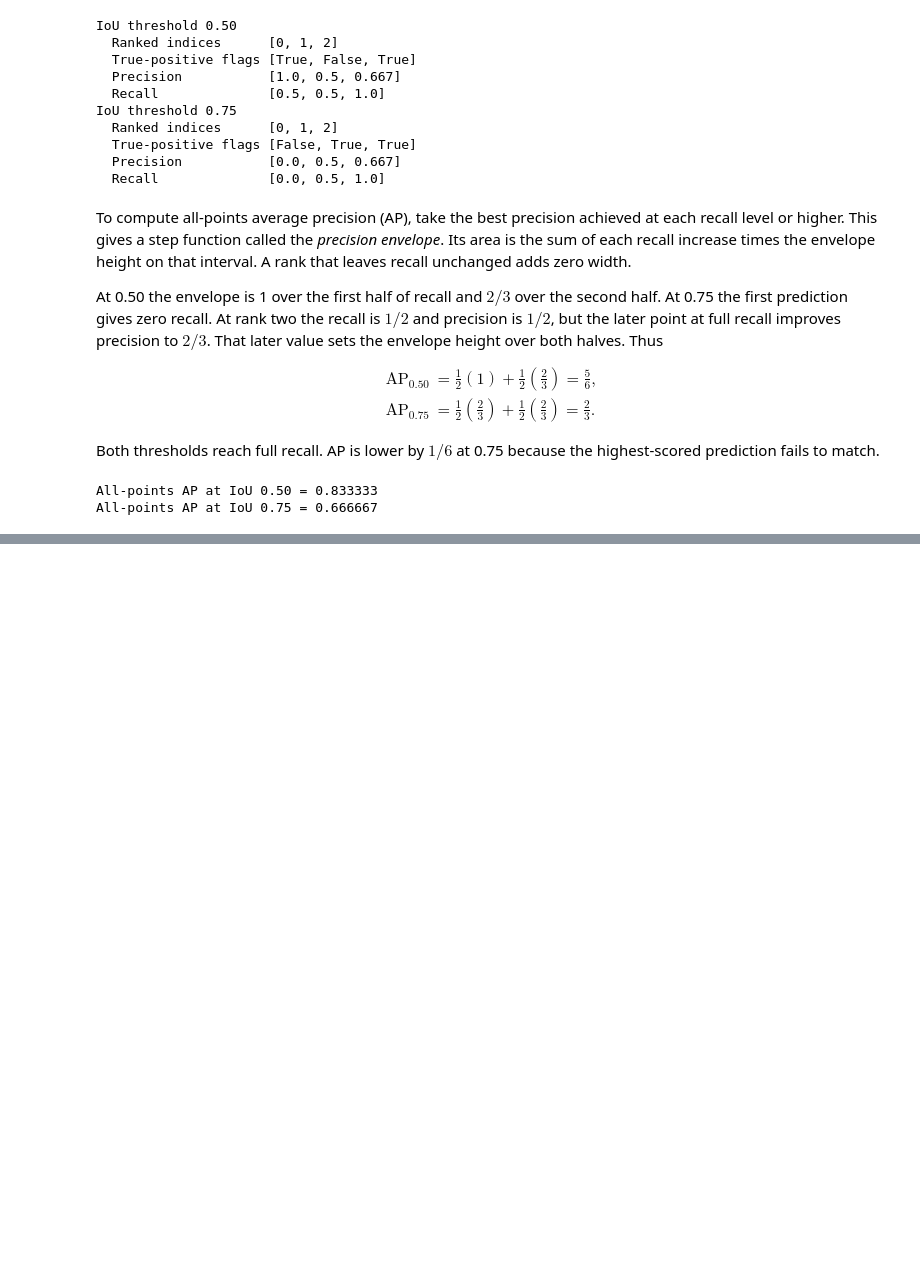
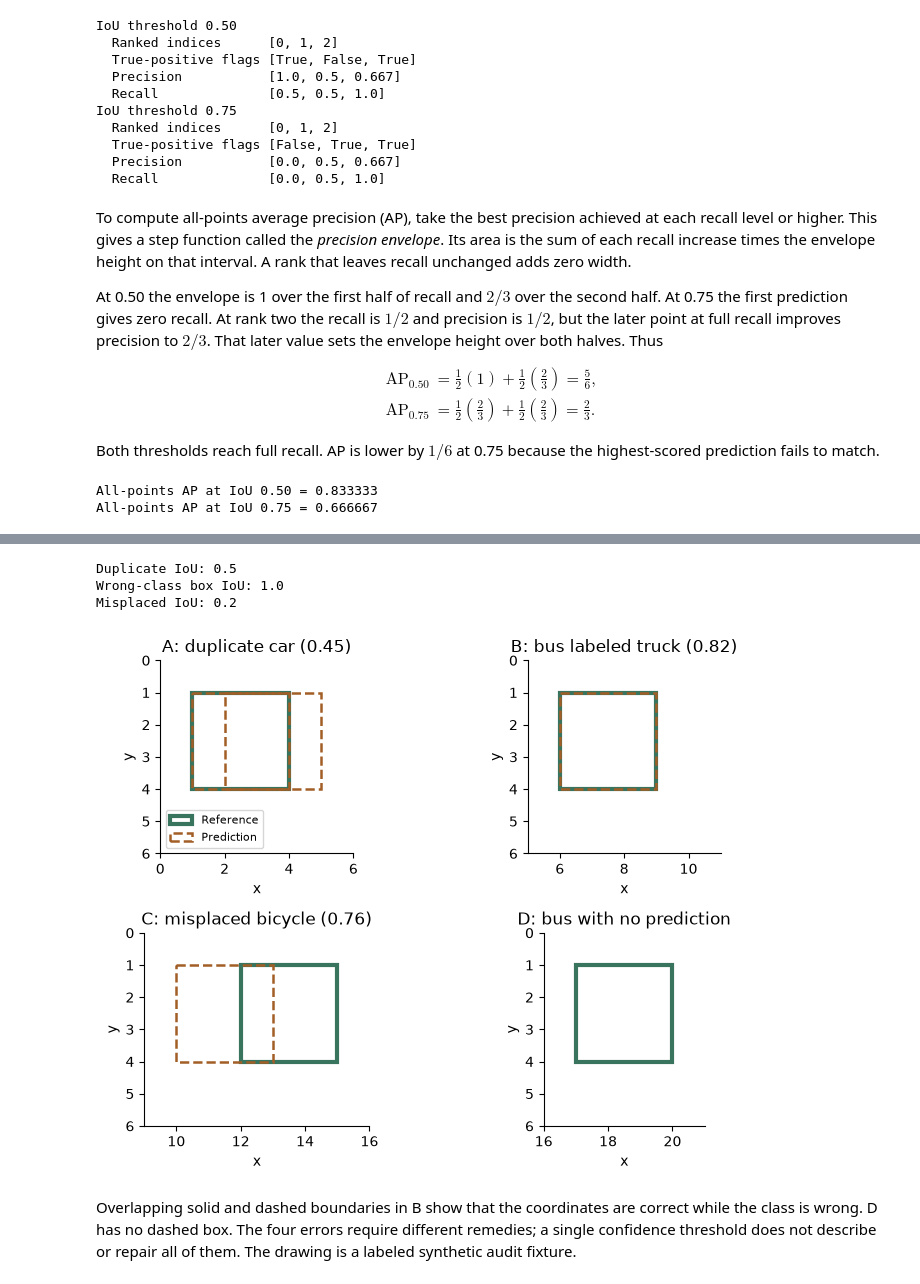
Before and after one commit to jrterven/transformers-book, a Jupyter notebook: solutions/ch22_detection/python-solutions.ipynb, the cells around one changed output, grey strips where cells are left out. Cells and saved outputs as stored; diff of their text form; code cells hidden in the pictures; blank space fills up the shorter version.

```diff
--- a/solutions/ch22_detection/python-solutions.ipynb
+++ b/solutions/ch22_detection/python-solutions.ipynb
@@ -291,0 +628,30 @@ All-points AP at IoU 0.75 = 0.666667
+# %%
+truth=[(1,1,4,4),(6,1,9,4),(12,1,15,4),(17,1,20,4)]
+pred_boxes=[[(1,1,4,4),(2,1,5,4)],[(6,1,9,4)],[(10,1,13,4)],[]]
+np.testing.assert_allclose(box_iou(truth[0],pred_boxes[0][1]),.5)
+np.testing.assert_allclose(box_iou(truth[2],pred_boxes[2][0]),.2)
+print("Duplicate IoU:",box_iou(truth[0],pred_boxes[0][1]))
+print("Wrong-class box IoU:",box_iou(truth[1],pred_boxes[1][0]))
+print("Misplaced IoU:",box_iou(truth[2],pred_boxes[2][0]))
+fig,axes=plt.subplots(2,2,figsize=(8,5.6))
+titles=["A: duplicate car (0.45)","B: bus labeled truck (0.82)","C: misplaced bicycle (0.76)","D: bus with no prediction"]
+limits=[(0,6),(5,11),(9,16),(16,21)]
+for ax,target,preds,title,xlim in zip(axes.flat,truth,pred_boxes,titles,limits):
+    x0,y0,x1,y1=target
+    ax.add_patch(Rectangle((x0,y0),x1-x0,y1-y0,fill=False,ec="#39745E",lw=3,label="Reference"))
+    for j,(x0,y0,x1,y1) in enumerate(preds):
+        ax.add_patch(Rectangle((x0,y0),x1-x0,y1-y0,fill=False,ec="#A25E27",lw=1.8,ls="--",label="Prediction" if j==0 else None))
+    ax.set(xlim=xlim,ylim=(6,0),xlabel="x",ylabel="y",title=title)
+    ax.set_aspect("equal");ax.spines[["top","right"]].set_visible(False)
+axes[0,0].legend(loc="lower left",fontsize=8)
+fig.tight_layout();plt.show()
+# %% [output]
+Duplicate IoU: 0.5
+Wrong-class box IoU: 1.0
+Misplaced IoU: 0.2
+[figure, added]
+# %% [markdown]
+Overlapping solid and dashed boundaries in B show that the coordinates
+are correct while the class is wrong. D has no dashed box. The four errors
+require different remedies; a single confidence threshold does not describe
+or repair all of them. The drawing is a labeled synthetic audit fixture.
```
Also changed, not shown: parts of 25 cells of this notebook, 9 other files.
